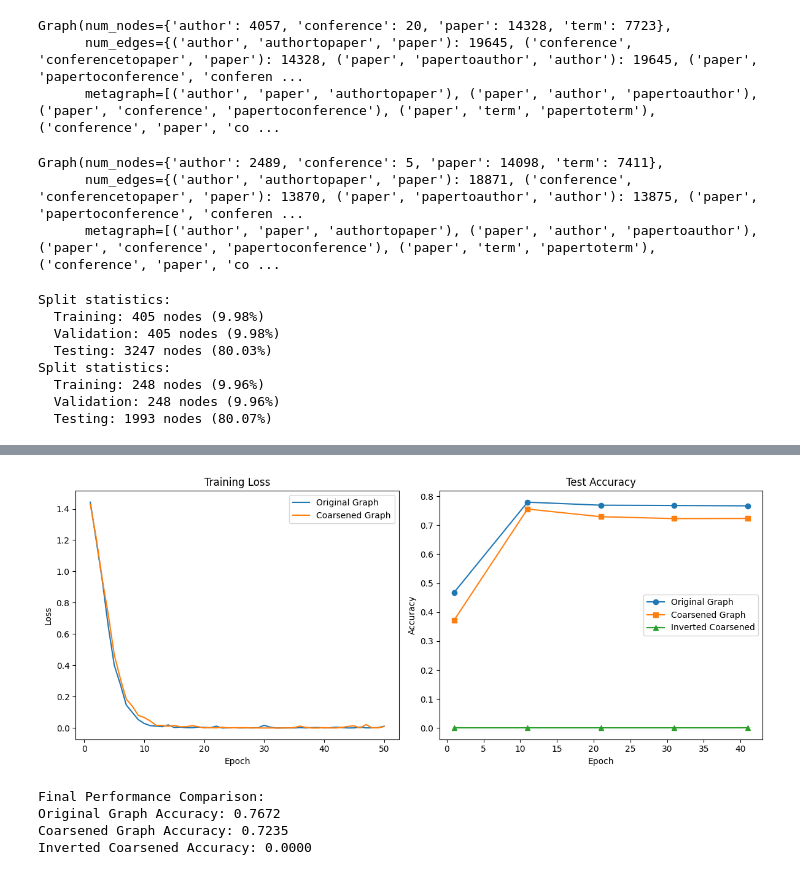
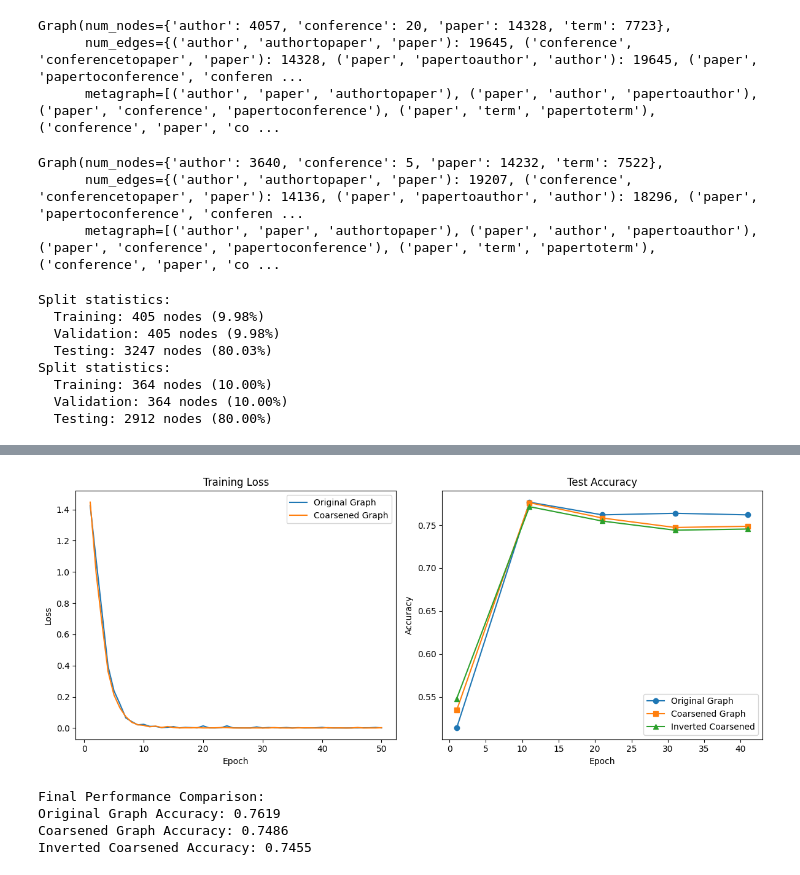
Before and after one commit to Robino-CK/convolution-matching, a Jupyter notebook: tests_dblp.ipynb, the cells around one changed output, grey strips where cells are left out. Drawn from its saved outputs; the diff is of its cells as text; code cells hidden in the pictures.

Commit message:
readded mapping

```diff
--- a/tests_dblp.ipynb
+++ b/tests_dblp.ipynb
@@ -27,6 +29,6 @@ original_graph = dataset.load_graph()
 coarsener = HeteroCoarsener(None,original_graph, 0.5)
 
 
-merge_graph,_ = coarsener.summarize2(k=10)
+merge_graph,mapping_author = coarsener.summarize2(k=3)
 # %% [output]
 start create H
@@ -74,8 +69,8 @@ Graph(num_nodes={'author': 4057, 'conference': 20, 'paper': 14328, 'term': 7723}
 # %%
 merge_graph
 # %% [output]
-Graph(num_nodes={'author': 2489, 'conference': 5, 'paper': 14098, 'term': 7411},
-      num_edges={('author', 'authortopaper', 'paper'): 18871, ('conference', 'conferencetopaper', 'paper'): 13870, ('paper', 'papertoauthor', 'author'): 13875, ('paper', 'papertoconference', 'conferen ...
+Graph(num_nodes={'author': 3640, 'conference': 5, 'paper': 14232, 'term': 7522},
+      num_edges={('author', 'authortopaper', 'paper'): 19207, ('conference', 'conferencetopaper', 'paper'): 14136, ('paper', 'papertoauthor', 'author'): 18296, ('paper', 'papertoconference', 'conferen ...
       metagraph=[('author', 'paper', 'authortopaper'), ('paper', 'author', 'papertoauthor'), ('paper', 'conference', 'papertoconference'), ('paper', 'term', 'papertoterm'), ('conference', 'paper', 'co ...
 # %%
 original_data, o_x_dict, o_edge_index_dict, o_node_types, o_edge_types = dgl_to_pyg_input(original_graph)
@@ -157,9 +152,9 @@ Split statistics:
   Validation: 405 nodes (9.98%)
   Testing: 3247 nodes (80.03%)
 Split statistics:
-  Training: 248 nodes (9.96%)
-  Validation: 248 nodes (9.96%)
-  Testing: 1993 nodes (80.07%)
+  Training: 364 nodes (10.00%)
+  Validation: 364 nodes (10.00%)
+  Testing: 2912 nodes (80.00%)
 # %%
 # Import necessary libraries (if not already imported)
 import torch
@@ -179,8 +174,8 @@ c_metadata=(c_node_types, c_edge_types)
 
 target_node_type = "author"
 # Your existing model definition
-model_original = ImprovedHeteroGNN(metadata=o_metadata,target_feat=target_node_type, x_dict= original_x_dict ,num_classes= 4,hidden_channels=64)
-model_coarsened = ImprovedHeteroGNN(metadata=c_metadata, target_feat=target_node_type,x_dict= coarsened_x_dict,num_classes= 4, hidden_channels=64)
+model_original = ImprovedHeteroGNN(metadata=o_metadata,target_feat=target_node_type, x_dict= original_x_dict ,num_classes= 4,hidden_channels=64, with_non_linear= False)
+model_coarsened = ImprovedHeteroGNN(metadata=c_metadata, target_feat=target_node_type,x_dict= coarsened_x_dict,num_classes= 4, hidden_channels=64, with_non_linear= False)
 
 # Optimizers
 optimizer_original = torch.optim.Adam(model_original.parameters(), lr=0.01, weight_decay=5e-4)
@@ -203,17 +198,20 @@ def apply_inversion_mapping(coarsened_pred, inversion_map, original_labels, test
     correct_count = 0
     total_count = 0
 
-    for orig_node, coarsened_node in enumerate(inversion_map):
+    for orig_node, coarsened_node in inversion_map.items():
         if not test_mask[coarsened_node]:
             continue
-        coarse_pred = coarsened_pred[coarsened_node].item()
-        orig_label = original_labels[orig_node].item()
+        coarse_pred = coarsened_pred[coarsened_node]
+        orig_label = original_labels[orig_node]
         #print(coarse_pred, orig_label)
 
         correct = (coarse_pred == orig_label)
 
+
         if correct:
             correct_count += 1
+     #   else:
+      #      print(f"Mismatch: Coarsened Node {coarsened_node} predicted {coarse_pred}, Original Node {orig_node} label {orig_label}")
         total_count += 1
 
     return correct_count / total_count if total_count > 0 else 0
@@ -269,15 +267,15 @@ def test_coarsened():
             (pred[coarsened_data[target_node_type].test_mask] ==
              coarsened_data[target_node_type]["label"][coarsened_data[target_node_type].test_mask]).sum()
         ) / int(coarsened_data[target_node_type].test_mask.sum())
+        inverted_acc = 0
 
         # Apply inversion mapping to evaluate how coarsened predictions map to original graph
-        # inverted_acc  = apply_inversion_mapping(
-        #     pred,
-        #     mapping_authors,
-        #     original_data[target_node_type]["label"],
-        #     coarsened_data[target_node_type].test_mask
-        # )
-        inverted_acc = 0
+        inverted_acc  = apply_inversion_mapping(
+             pred,
+             mapping_author,
+             original_data[target_node_type]["label"],
+             coarsened_data[target_node_type].test_mask
+         )
         return coarsened_acc, inverted_acc
 
 # Training for 50 epochs and comparing both models
@@ -373,5 +371,5 @@ Epoch 41:
-[figure, old version]
+[figure, new version]
 Final Performance Comparison:
-Original Graph Accuracy: 0.7672
-Coarsened Graph Accuracy: 0.7235
-Inverted Coarsened Accuracy: 0.0000
+Original Graph Accuracy: 0.7619
+Coarsened Graph Accuracy: 0.7486
+Inverted Coarsened Accuracy: 0.7455
```
Also changed, not shown: parts of 3 cells of this notebook, 1 other file.
